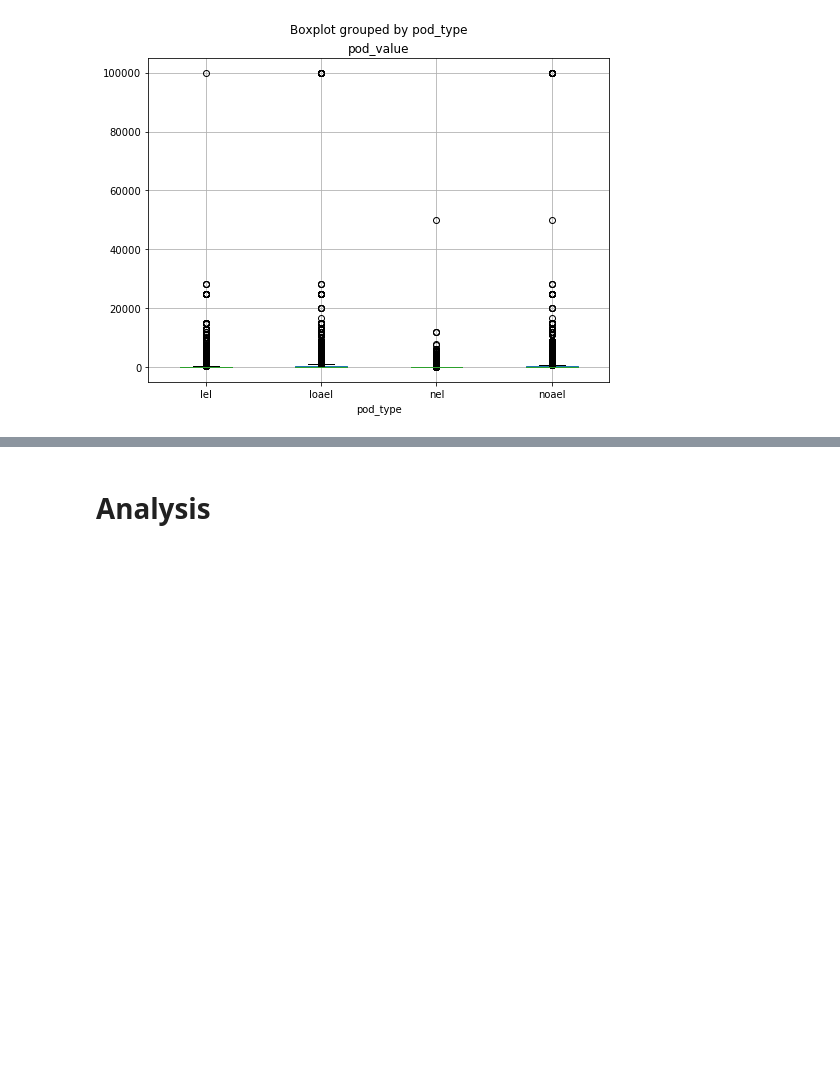
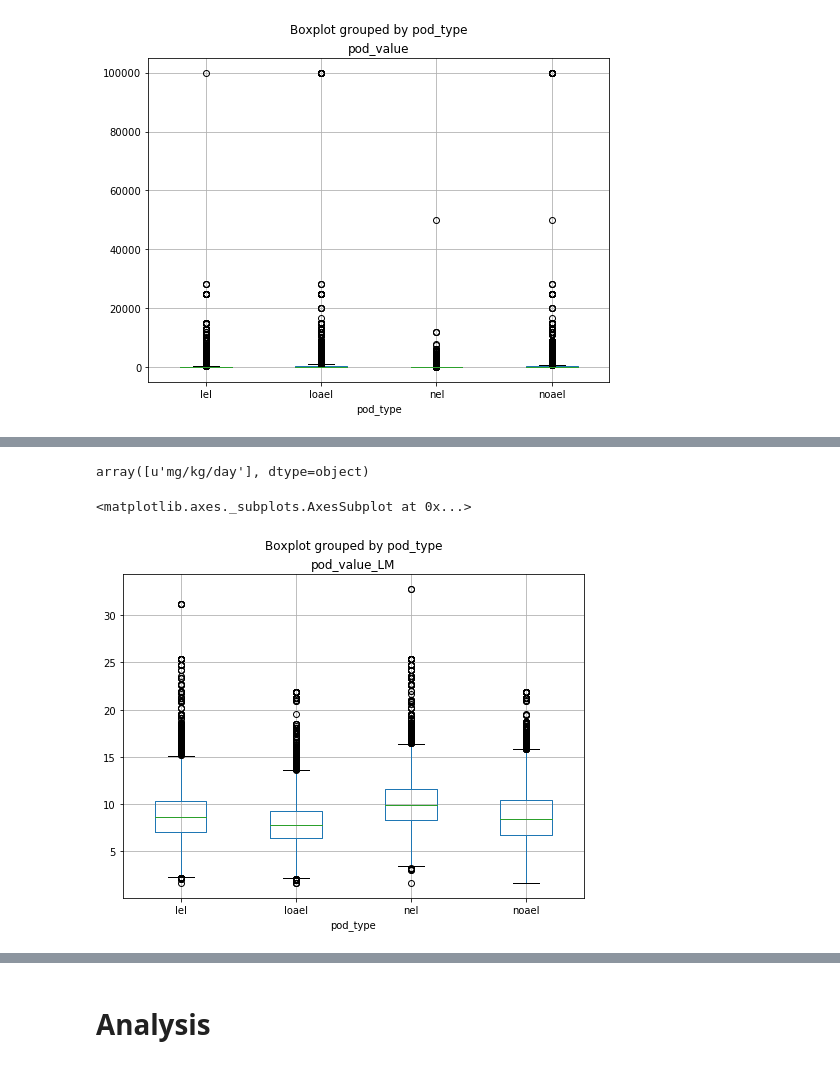
Before and after one commit to georgehelman/genra, a Jupyter notebook: notebooks/rax/rax-genra-toxref.ipynb, the cells around one changed output, grey strips where cells are left out. Saved outputs shown, nothing was run; the diff lists cells and outputs as text; code cells hidden in the pictures; blank space fills up the shorter version.

```diff
--- a/notebooks/rax/rax-genra-toxref.ipynb
+++ b/notebooks/rax/rax-genra-toxref.ipynb
@@ -19,7 +19,7 @@ from rax.genrapred import *
 # %%
 mongocon=pymongo.MongoClient("mongodb://ghelman:ghelman@pb.epa.gov/genra_dev_v4")
 DB=mongocon['genra_dev_v4']
-dsstox=DB['compounds']
+dsstox=DB['compound']
 toxref=DB['toxrefdb2']
 # %% [markdown]
 <h1>EDA</h1>
@@ -235,0 +137,6 @@ toxref.find_one({'bmds':{'$exists':True}},{'bmds':1})
+# %%
+#Need to convert to log molar
+sids=list(pods_df['dsstox_sid'].unique())
+weights={record['dsstox_sid']:record['mol_weight'] for record in dsstox.find({'dsstox_sid':{'$in':sids}})}
+pods_df['mol_weight']=pods_df['dsstox_sid'].map(weights)
+pods_df['pod_value_LM']=-np.log(pods_df['pod_value']/pods_df['mol_weight']/1000)
@@ -235,0 +152,10 @@ toxref.find_one({'bmds':{'$exists':True}},{'bmds':1})
+# %%
+pods_df['pod_unit'].unique()
+# %% [output]
+array([u'mg/kg/day'], dtype=object)
+# %%
+pods_df.boxplot('pod_value_LM',by='pod_type',figsize=(8,6))
+plt.show()
+# %% [output]
+<matplotlib.axes._subplots.AxesSubplot at 0x...>
+[figure, added]
```
Also changed, not shown: parts of 38 cells of this notebook, 1 other file.
